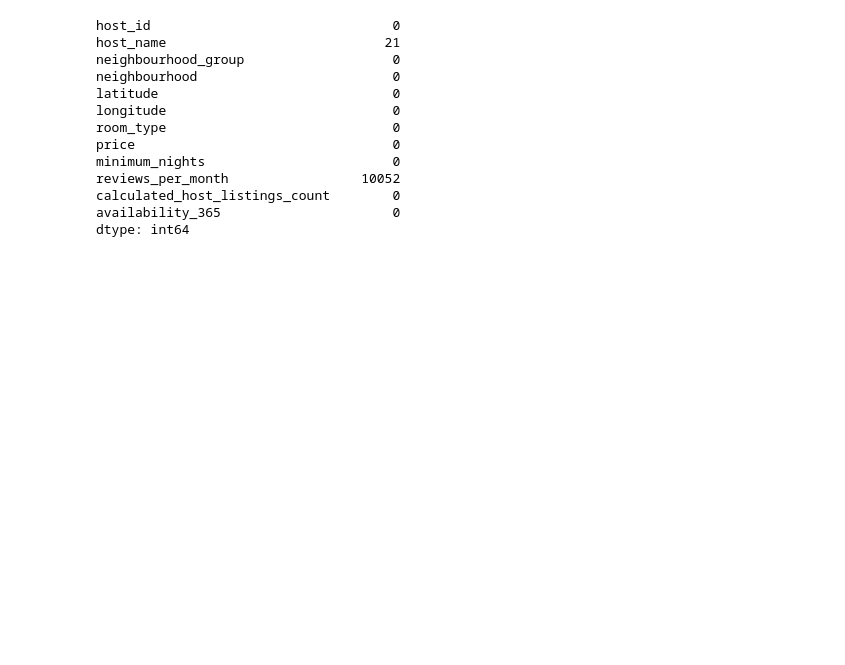
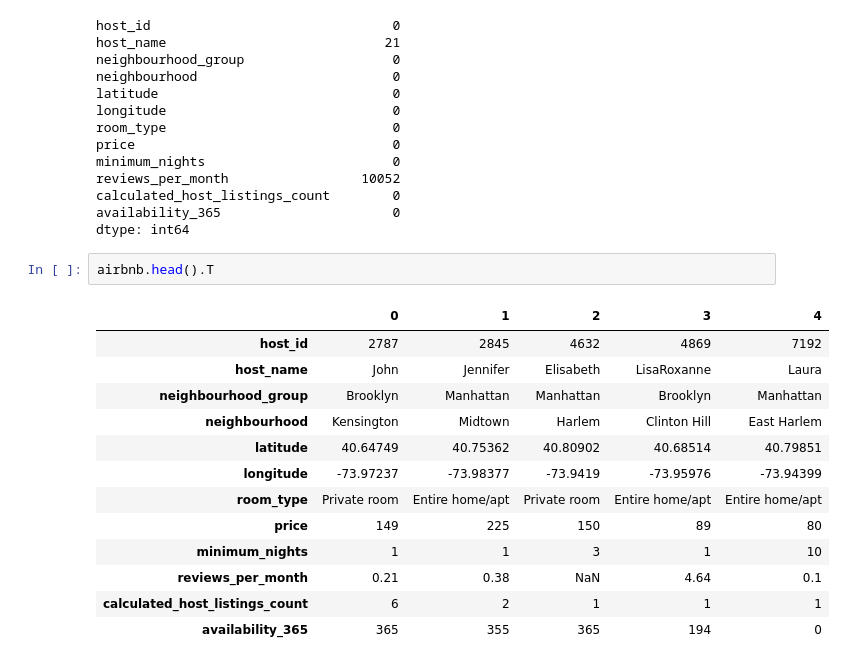
Before and after one commit to SharmaAyush98/EDA_CAPSTONE, a Jupyter notebook: Airbnb_Bookings_Analysis_Capstone_Project.ipynb, the cells around one changed output. Saved outputs shown, nothing was run; the diff lists cells and outputs as text; blank space fills up the shorter version.

```diff
--- a/Airbnb_Bookings_Analysis_Capstone_Project.ipynb
+++ b/Airbnb_Bookings_Analysis_Capstone_Project.ipynb
@@ -142,3 +144,19 @@ reviews_per_month                 10052
 calculated_host_listings_count        0
 availability_365                      0
 dtype: int64
+# %%
+airbnb.head().T
+# %% [output]
+|  | 0 | 1 | 2 | 3 | 4 |
+| host_id | 2787 | 2845 | 4632 | 4869 | 7192 |
+| host_name | John | Jennifer | Elisabeth | LisaRoxanne | Laura |
+| neighbourhood_group | Brooklyn | Manhattan | Manhattan | Brooklyn | Manhattan |
+| neighbourhood | Kensington | Midtown | Harlem | Clinton Hill | East Harlem |
+| latitude | 40.64749 | 40.75362 | 40.80902 | 40.68514 | 40.79851 |
+| longitude | -73.97237 | -73.98377 | -73.9419 | -73.95976 | -73.94399 |
+| room_type | Private room | Entire home/apt | Private room | Entire home/apt | Entire home/apt |
+| price | 149 | 225 | 150 | 89 | 80 |
+| minimum_nights | 1 | 1 | 3 | 1 | 10 |
+| reviews_per_month | 0.21 | 0.38 | NaN | 4.64 | 0.1 |
+| calculated_host_listings_count | 6 | 2 | 1 | 1 | 1 |
+| availability_365 | 365 | 355 | 365 | 194 | 0 |
```
Also changed, not shown: parts of 4 cells of this notebook.
